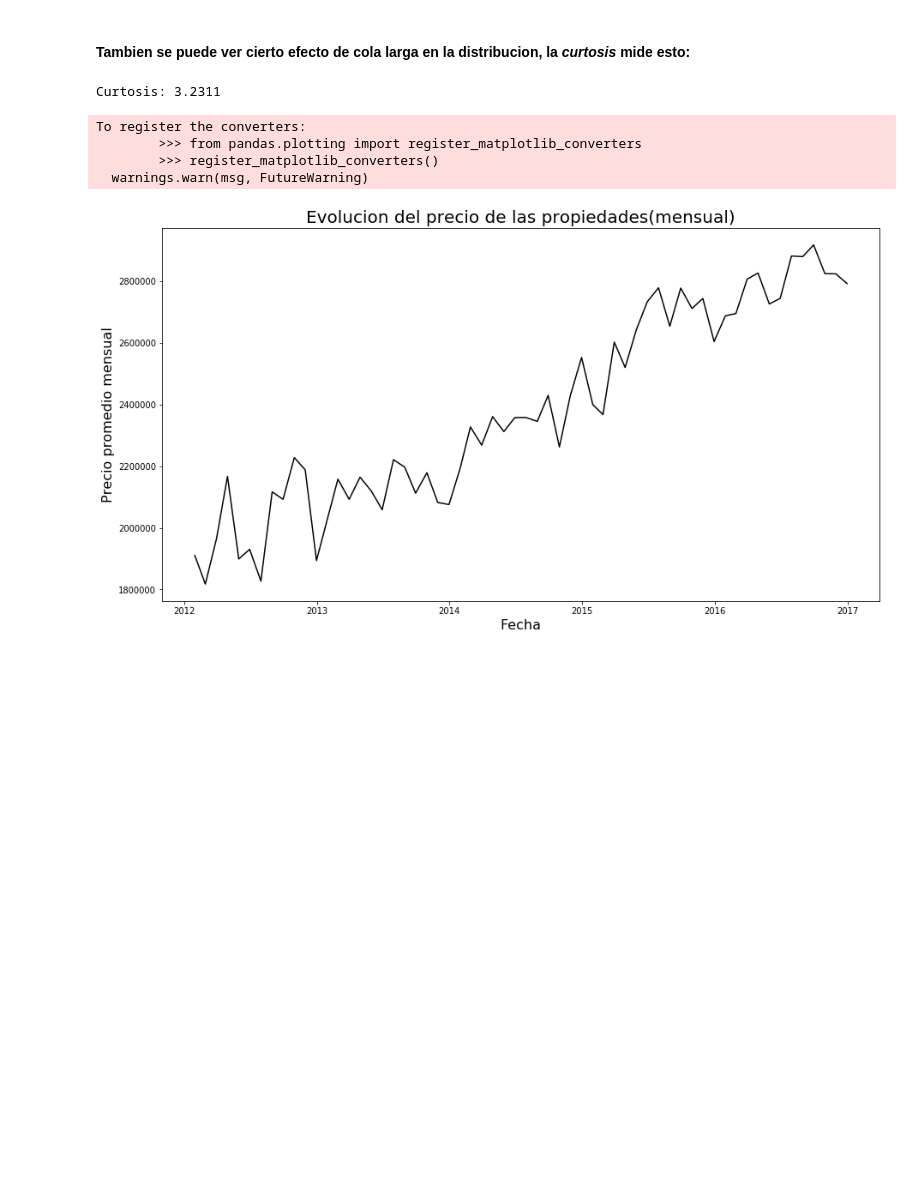
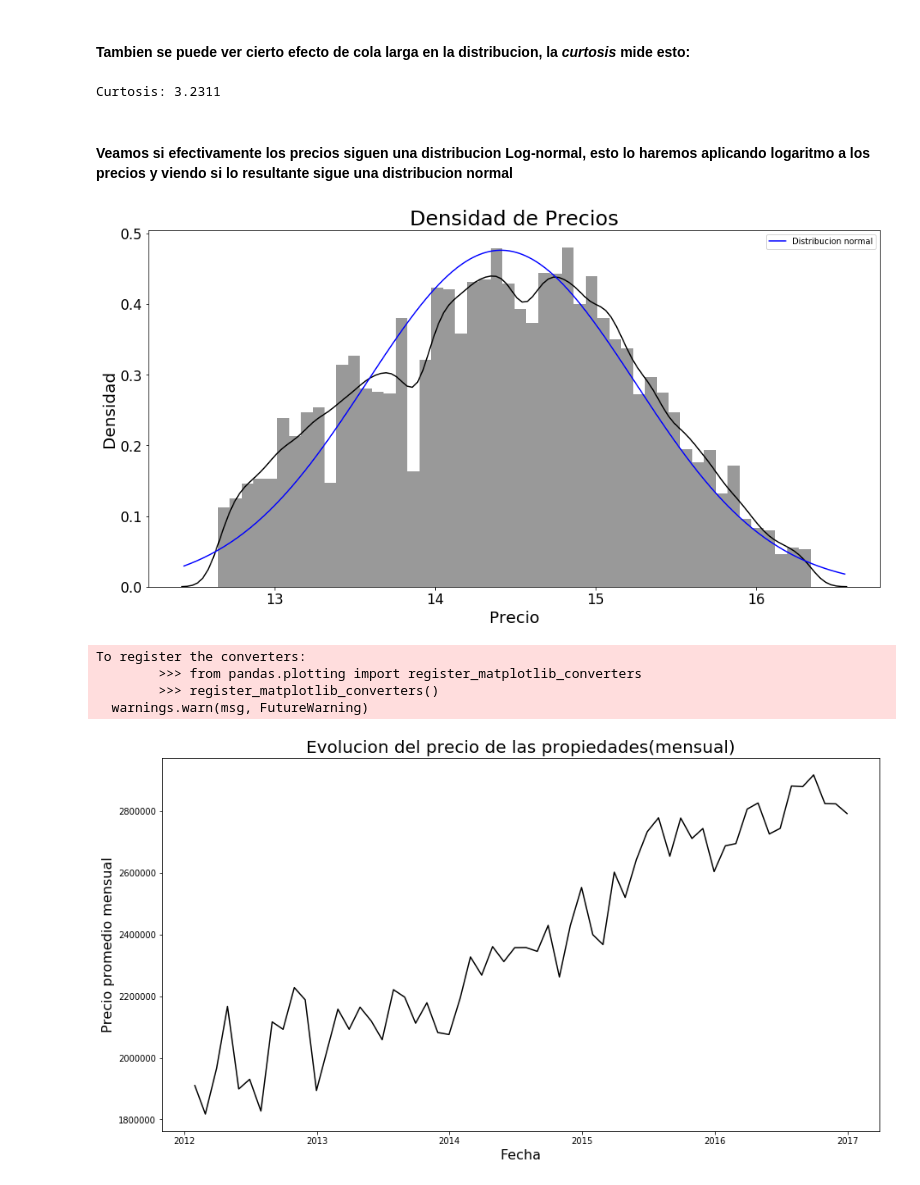
Before and after one commit to komod0/TPs-Org.Datos, a Jupyter notebook: tp1/nbjulian.ipynb, the cells around one changed output. Drawn from its saved outputs; the diff is of its cells as text; code cells hidden in the pictures; blank space fills up the shorter version.

```diff
--- a/tp1/nbjulian.ipynb
+++ b/tp1/nbjulian.ipynb
@@ -374,6 +377,22 @@ Skewness: 1.7020
 print("Curtosis: {0:.4f}".format(dfok['Precio'].kurt()))
 # %% [output]
 Curtosis: 3.2311
+# %% [markdown]
+#### Veamos si efectivamente los precios siguen una distribucion Log-normal, esto lo haremos aplicando logaritmo a los precios y viendo si lo resultante sigue una distribucion normal
+# %%
+fig = plt.figure(figsize = (16, 8))
+ax = fig.add_subplot(111)
+ax.set_aspect('auto')
+sb.distplot(np.log(dfok['Precio']), color = 'black', fit=norm, fit_kws={"color":"blue"})
+# plt.xticks([i for i in range(0,14000000, 1000000)])
+plt.xlabel("Precio", fontsize=20)
+plt.ylabel("Densidad", fontsize=20)
+plt.legend(["Distribucion normal"])
+plt.title("Densidad de Precios", fontsize=25)
+plt.tick_params(axis='both', which='major', labelsize = 17)
+plt.tick_params(axis='both', which='minor', labelsize = 17);
+# %% [output]
+[figure, added]
 # %%
 df_pt = dfok.copy()
 # %%
```
Also changed, not shown: parts of 15 cells of this notebook.
